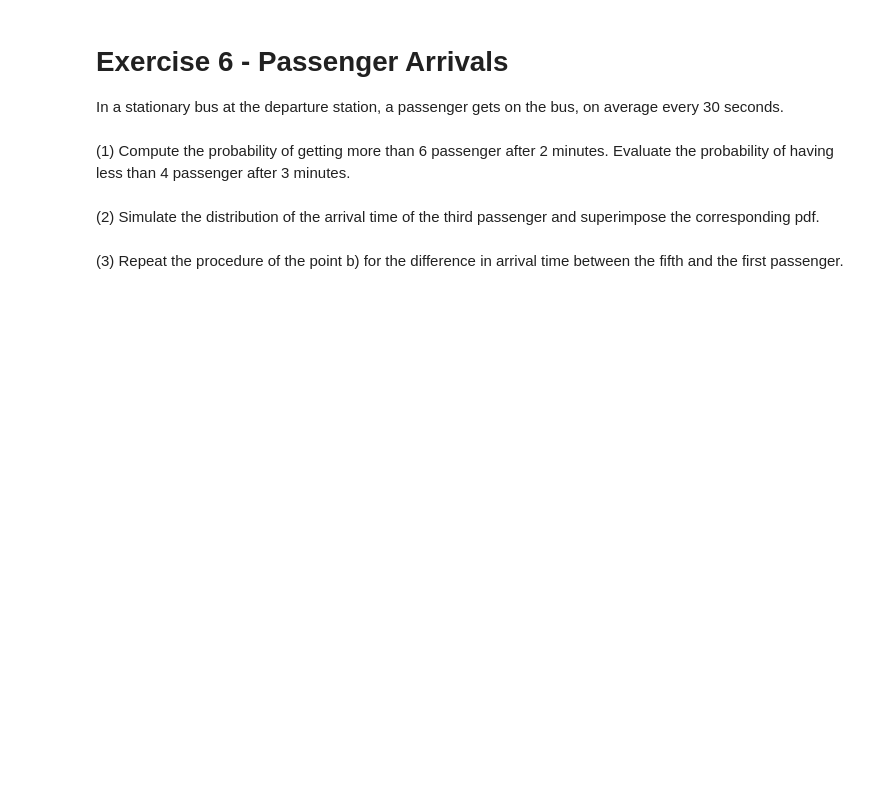
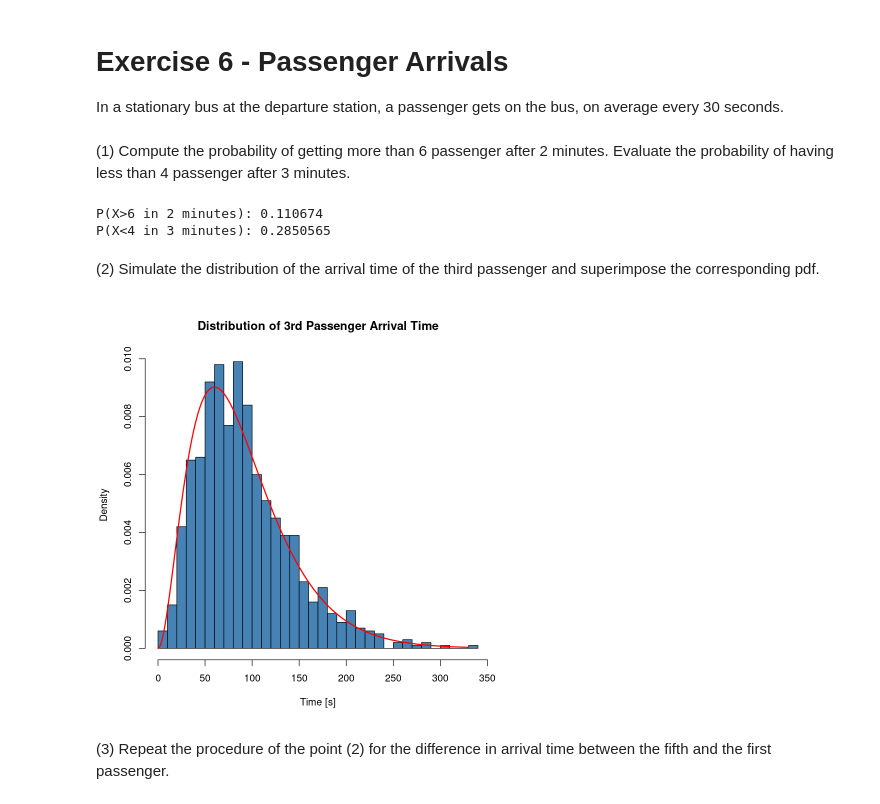
Before and after one commit to AlbertoCasellato/AdvancedStatistics, a Jupyter notebook: Ex2/AlbertoCasellato_Lab2.ipynb, the cells around one changed output. Cells and saved outputs as stored; diff of their text form; code cells hidden in the pictures; blank space fills up the shorter version.

```diff
--- a/Ex2/AlbertoCasellato_Lab2.ipynb
+++ b/Ex2/AlbertoCasellato_Lab2.ipynb
@@ -254,8 +276,34 @@ In a stationary bus at the departure station, a passenger gets on the bus, on av
 # %% [markdown]
 (1) Compute the probability of getting more than 6 passenger after 2 minutes. Evaluate the probability of having less than 4 passenger after 3 minutes.
 # %%
-# TODO
+passengers_per_second <- 1/30
+passengers_per_minute <- 60 * passengers_per_second
+
+delta_t <- 2
+prob_6 <- 1 - ppois(6, delta_t*passengers_per_minute)
+
+delta_t <- 3
+prob_4 <- ppois(4, delta_t*passengers_per_minute)
+
+cat("P(X>6 in 2 minutes):", prob_6)
+cat("\nP(X<4 in 3 minutes):", prob_4)
+# %% [output]
+P(X>6 in 2 minutes): 0.110674
+P(X<4 in 3 minutes): 0.2850565
 # %% [markdown]
 (2) Simulate the distribution of the arrival time of the third passenger and superimpose the corresponding pdf.
+# %%
+observations <- 1000
+time3rd <- rgamma(observations, shape=3, rate=passengers_per_second)
+hist(time3rd, freq=FALSE,
+     breaks=length(time3rd)**.5, col="steelblue",
+     xlab="Time [s]", main="Distribution of 3rd Passenger Arrival Time"
+)
+times <- 0:max(time3rd)
+lines(times, dgamma(times, shape=3, rate=passengers_per_second),
+      col="red", lwd=2
+)
+# %% [output]
+[figure, added]
 # %% [markdown]
-(3) Repeat the procedure of the point b) for the difference in arrival time between the fifth and the first passenger.
+(3) Repeat the procedure of the point (2) for the difference in arrival time between the fifth and the first passenger.
```
Also changed, not shown: parts of 6 cells of this notebook.
